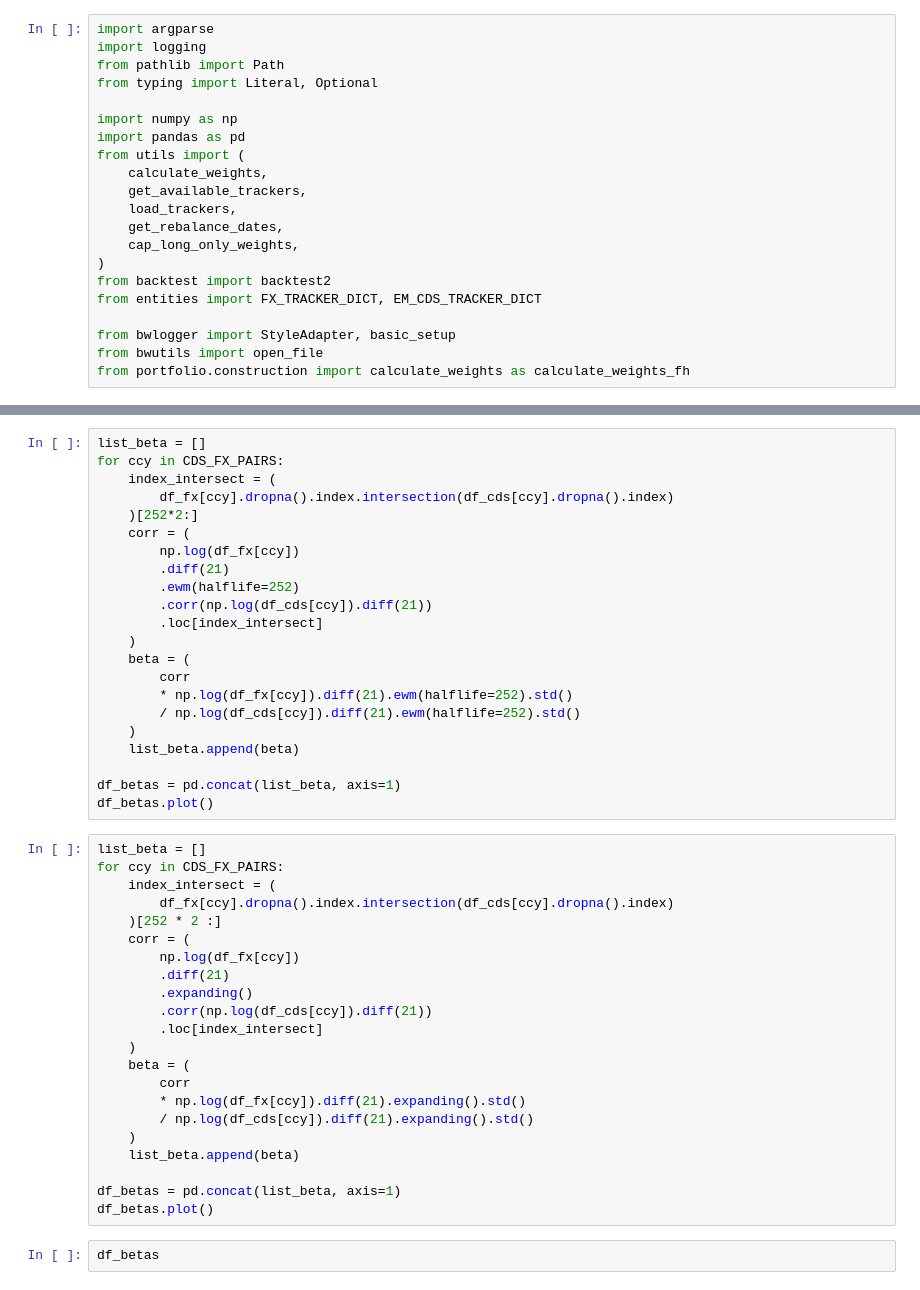
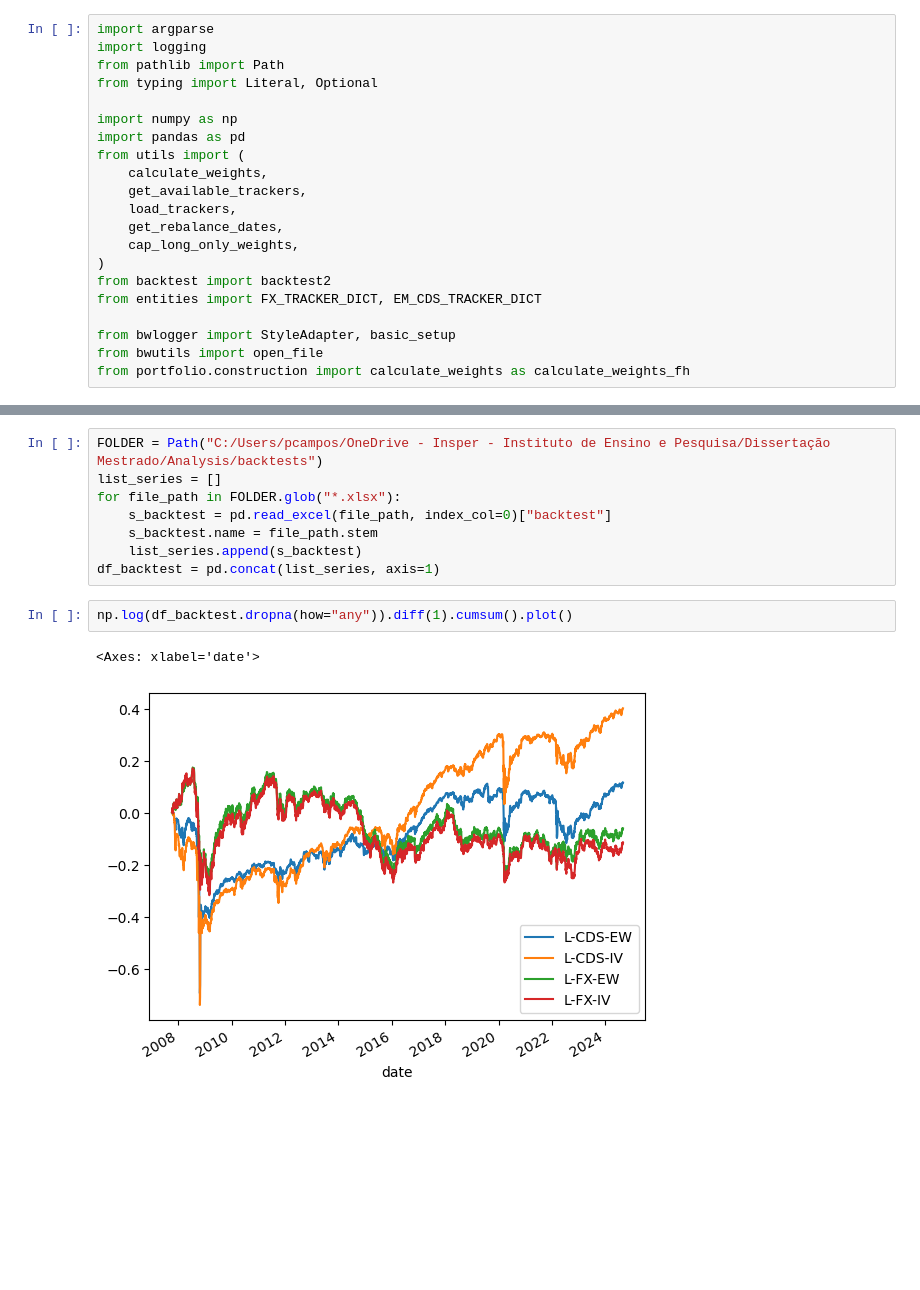
Before and after one commit to sambacode/asset_allocation, a Jupyter notebook: temp.ipynb, the cells around one changed output, grey strips where cells are left out. Drawn from its saved outputs; the diff is of its cells as text; blank space fills up the shorter version.

Commit message:
update bulk backtests

```diff
--- a/temp.ipynb
+++ b/temp.ipynb
@@ -157,46 +22,13 @@ backtest_teste.to_clipboard(excel=True)
-# %%
-list_beta = []
-for ccy in CDS_FX_PAIRS:
-    index_intersect = (
-        df_fx[ccy].dropna().index.intersection(df_cds[ccy].dropna().index)
-    )[252*2:]
-    corr = (
-        np.log(df_fx[ccy])
-        .diff(21)
-        .ewm(halflife=252)
-        .corr(np.log(df_cds[ccy]).diff(21))
-        .loc[index_intersect]
-    )
-    beta = (
-        corr
-        * np.log(df_fx[ccy]).diff(21).ewm(halflife=252).std()
-        / np.log(df_cds[ccy]).diff(21).ewm(halflife=252).std()
-    )
-    list_beta.append(beta)
-
-df_betas = pd.concat(list_beta, axis=1)
-df_betas.plot()
-# %%
-list_beta = []
-for ccy in CDS_FX_PAIRS:
-    index_intersect = (
-        df_fx[ccy].dropna().index.intersection(df_cds[ccy].dropna().index)
-    )[252 * 2 :]
-    corr = (
-        np.log(df_fx[ccy])
-        .diff(21)
-        .expanding()
-        .corr(np.log(df_cds[ccy]).diff(21))
-        .loc[index_intersect]
-    )
-    beta = (
-        corr
-        * np.log(df_fx[ccy]).diff(21).expanding().std()
-        / np.log(df_cds[ccy]).diff(21).expanding().std()
-    )
-    list_beta.append(beta)
-
-df_betas = pd.concat(list_beta, axis=1)
-df_betas.plot()
-# %%
-df_betas
+# %%
+FOLDER = Path("C:/Users/pcampos/OneDrive - Insper - Instituto de Ensino e Pesquisa/Dissertação Mestrado/Analysis/backtests")
+list_series = []
+for file_path in FOLDER.glob("*.xlsx"):
+    s_backtest = pd.read_excel(file_path, index_col=0)["backtest"]
+    s_backtest.name = file_path.stem
+    list_series.append(s_backtest)
+df_backtest = pd.concat(list_series, axis=1)
+# %%
+np.log(df_backtest.dropna(how="any")).diff(1).cumsum().plot()
+# %% [output]
+<Axes: xlabel='date'>
+[figure, added]
```
Also changed, not shown: parts of 7 cells of this notebook, 1 other file.
